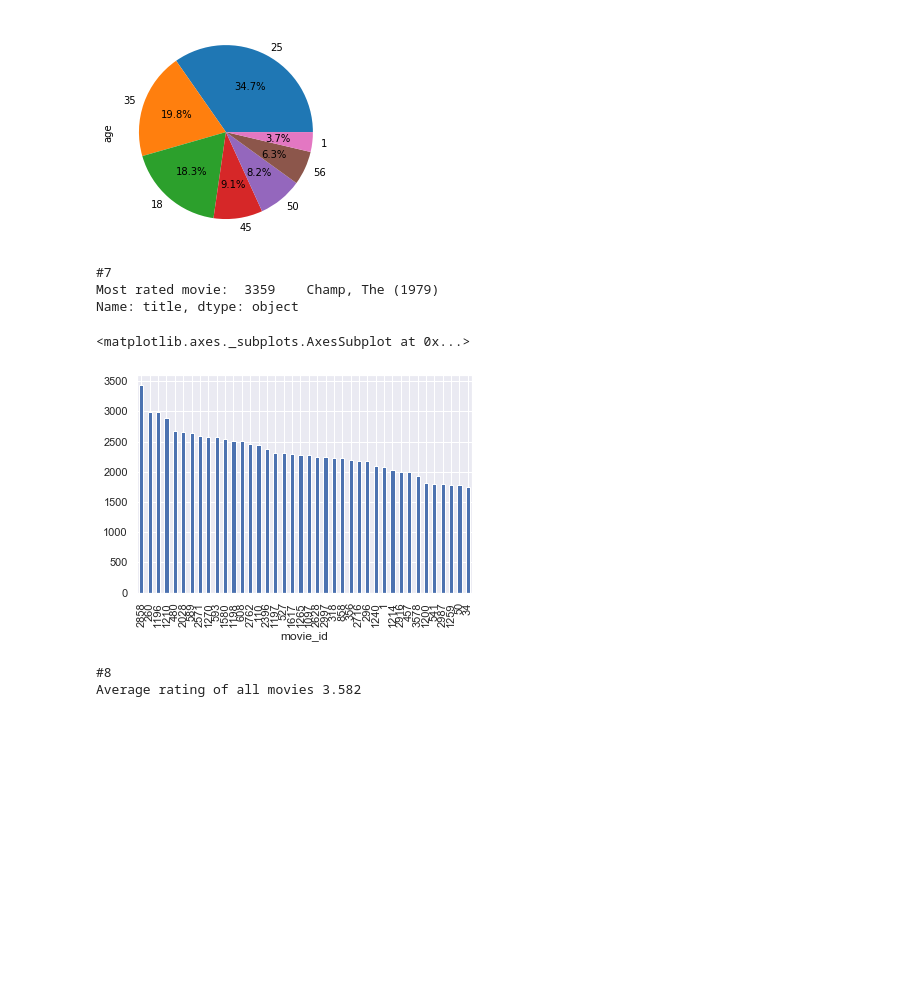
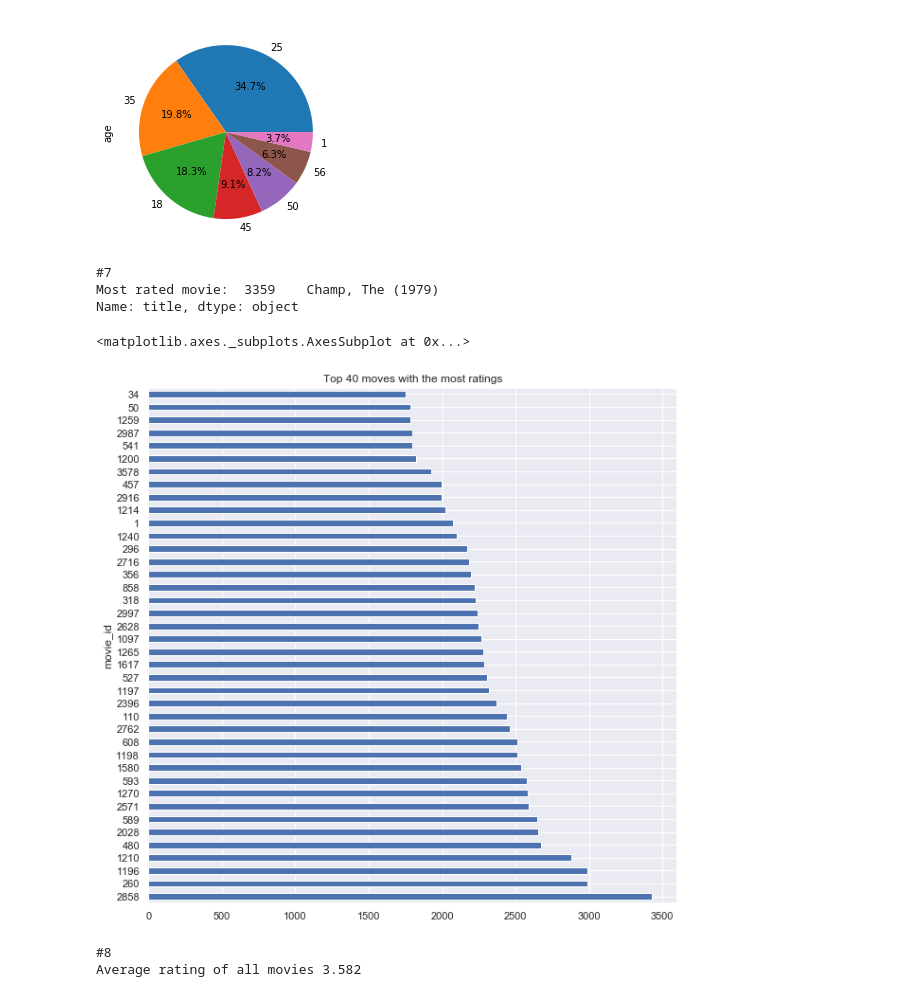
Before and after one commit to AdamCorbinFAUPhD/CAP5768-Intro-to-Data-Science, a Jupyter notebook: assignment_2/CAP5768_Assignment2_Corbin_Adam.ipynb, the cells around one changed output. Drawn from its saved outputs; the diff is of its cells as text; code cells hidden in the pictures; blank space fills up the shorter version.

```diff
--- a/assignment_2/CAP5768_Assignment2_Corbin_Adam.ipynb
+++ b/assignment_2/CAP5768_Assignment2_Corbin_Adam.ipynb
@@ -199,17 +202,17 @@ Users 50 years or older:  14.5 %
 # %%
 print("#7")
 query = ratings.groupby('movie_id', as_index=False).size().sort_values(ascending=False)
 num_1_movie_index = query.values[0]
 movie_title = movies[movies['movie_id'] == num_1_movie_index]["title"]
 print("Most rated movie: ", movie_title) #,"Rating", round(num_1_movie_rating,3))
-query.head(n=40).plot.bar()
+query.head(n=40).plot.barh(figsize=(10,10), title="Top 40 moves with the most ratings")
 #TODO - look at ratings average vs number of ratings?
 # %% [output]
 #7
 Most rated movie:  3359    Champ, The (1979)
 Name: title, dtype: object
 <matplotlib.axes._subplots.AxesSubplot at 0x...>
-[figure, old version]
+[figure, new version]
 # %%
 print("#8")
 print("Average rating of all movies", round(ratings["rating"].mean(),3))
```
Also changed, not shown: parts of 6 cells of this notebook.
